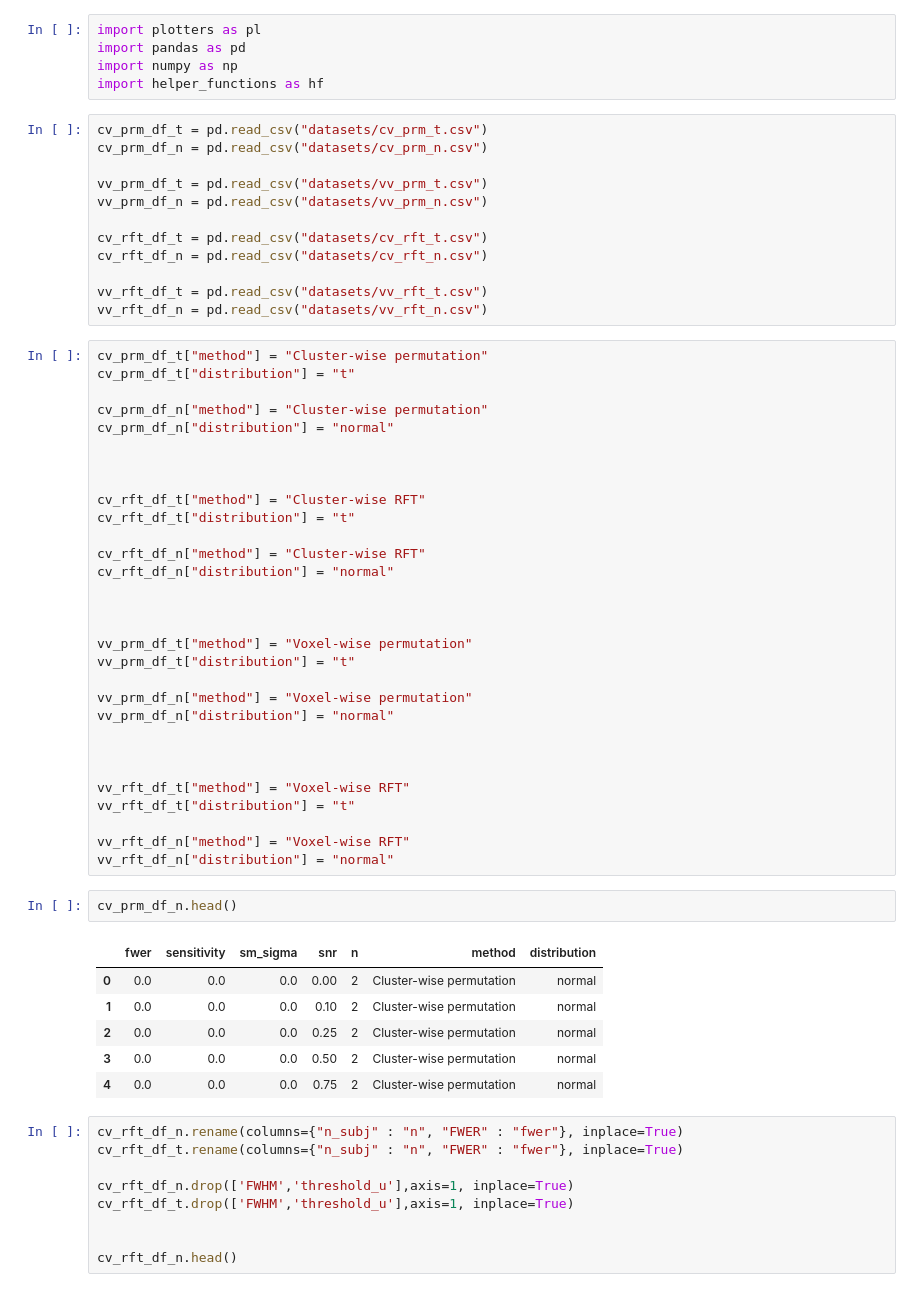
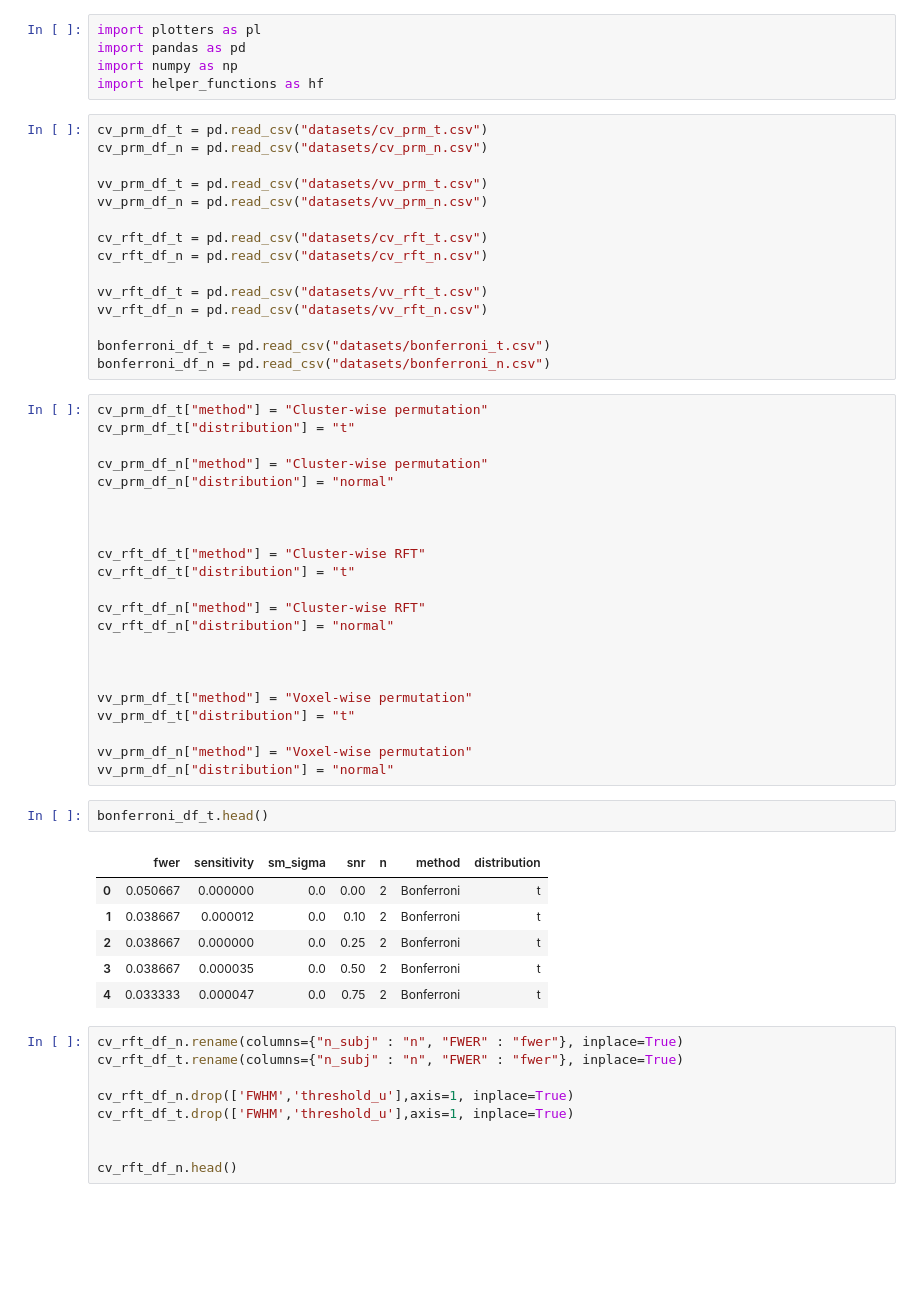
Before and after one commit to lt22412/group_project, a Jupyter notebook: voxel_wise_permutation/group_plots.ipynb, the cells around one changed output. Drawn from its saved outputs; the diff is of its cells as text; blank space fills up the shorter version.

```diff
--- a/voxel_wise_permutation/group_plots.ipynb
+++ b/voxel_wise_permutation/group_plots.ipynb
@@ -17,6 +17,9 @@ cv_rft_df_n = pd.read_csv("datasets/cv_rft_n.csv")
 
 vv_rft_df_t = pd.read_csv("datasets/vv_rft_t.csv")
 vv_rft_df_n = pd.read_csv("datasets/vv_rft_n.csv")
+
+bonferroni_df_t = pd.read_csv("datasets/bonferroni_t.csv")
+bonferroni_df_n = pd.read_csv("datasets/bonferroni_n.csv")
 # %%
 cv_prm_df_t["method"] = "Cluster-wise permutation"
 cv_prm_df_t["distribution"] = "t"
@@ -39,23 +42,15 @@ vv_prm_df_t["distribution"] = "t"
 
 vv_prm_df_n["method"] = "Voxel-wise permutation"
 vv_prm_df_n["distribution"] = "normal"
-
-
-
-vv_rft_df_t["method"] = "Voxel-wise RFT"
-vv_rft_df_t["distribution"] = "t"
-
-vv_rft_df_n["method"] = "Voxel-wise RFT"
-vv_rft_df_n["distribution"] = "normal"
 # %%
-cv_prm_df_n.head()
+bonferroni_df_t.head()
 # %% [output]
 |  | fwer | sensitivity | sm_sigma | snr | n | method | distribution |
-| 0 | 0.0 | 0.0 | 0.0 | 0.00 | 2 | Cluster-wise permutation | normal |
-| 1 | 0.0 | 0.0 | 0.0 | 0.10 | 2 | Cluster-wise permutation | normal |
-| 2 | 0.0 | 0.0 | 0.0 | 0.25 | 2 | Cluster-wise permutation | normal |
-| 3 | 0.0 | 0.0 | 0.0 | 0.50 | 2 | Cluster-wise permutation | normal |
-| 4 | 0.0 | 0.0 | 0.0 | 0.75 | 2 | Cluster-wise permutation | normal |
+| 0 | 0.050667 | 0.000000 | 0.0 | 0.00 | 2 | Bonferroni | t |
+| 1 | 0.038667 | 0.000012 | 0.0 | 0.10 | 2 | Bonferroni | t |
+| 2 | 0.038667 | 0.000000 | 0.0 | 0.25 | 2 | Bonferroni | t |
+| 3 | 0.038667 | 0.000035 | 0.0 | 0.50 | 2 | Bonferroni | t |
+| 4 | 0.033333 | 0.000047 | 0.0 | 0.75 | 2 | Bonferroni | t |
 # %%
 cv_rft_df_n.rename(columns={"n_subj" : "n", "FWER" : "fwer"}, inplace=True)
 cv_rft_df_t.rename(columns={"n_subj" : "n", "FWER" : "fwer"}, inplace=True)
```
Also changed, not shown: parts of 7 cells of this notebook, 5 other files.
